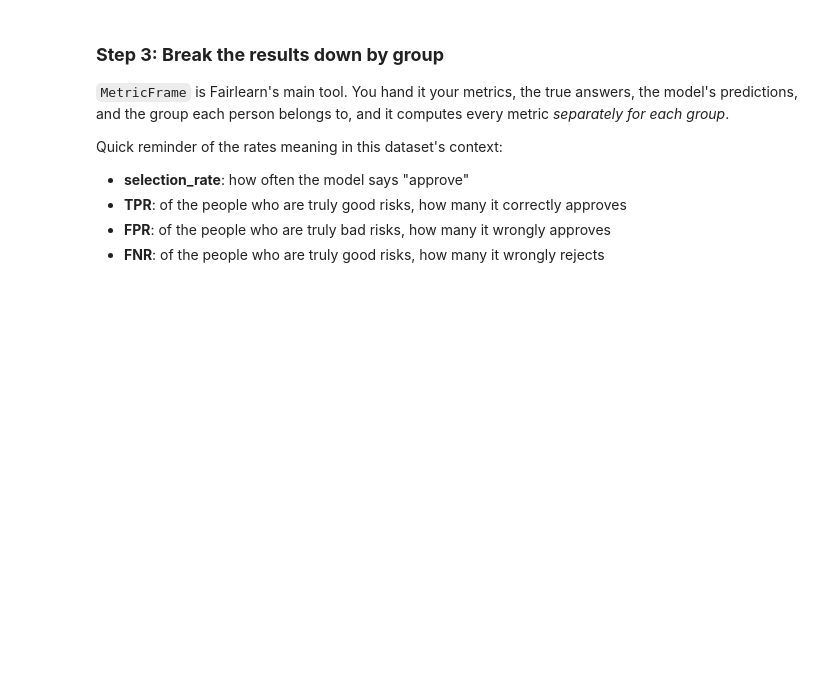
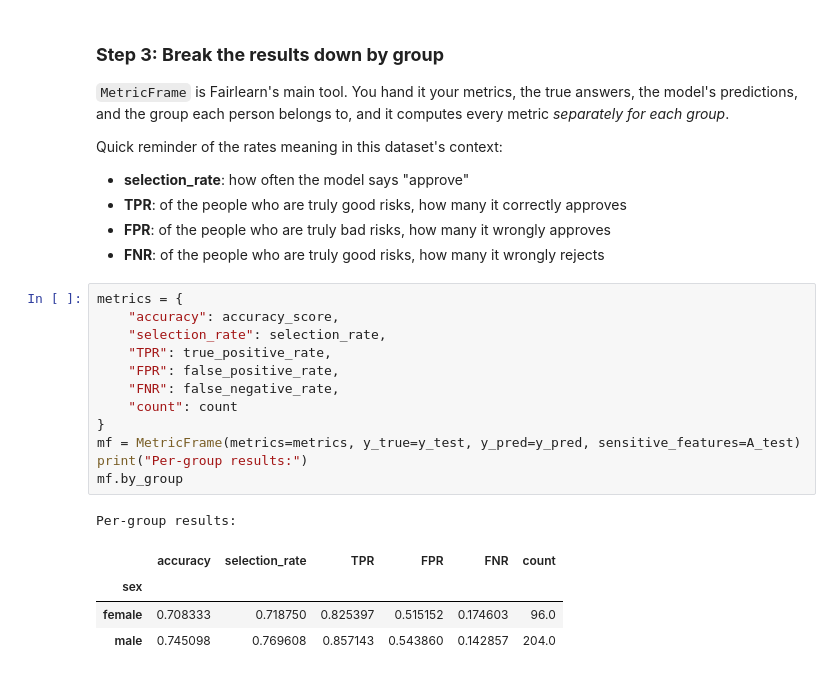
Before and after one commit to michaelhudson2205/INFO3022_Practicals, a Jupyter notebook: Mike_Practical_Wk1.ipynb, the cells around one changed output. Cells and saved outputs as stored; diff of their text form; blank space fills up the shorter version.

```diff
--- a/Mike_Practical_Wk1.ipynb
+++ b/Mike_Practical_Wk1.ipynb
@@ -194,3 +195,21 @@ Quick reminder of the rates meaning in this dataset's context:
 - **TPR**: of the people who are truly good risks, how many it correctly approves
 - **FPR**: of the people who are truly bad risks, how many it wrongly approves
 - **FNR**: of the people who are truly good risks, how many it wrongly rejects
+# %%
+metrics = {
+    "accuracy": accuracy_score,
+    "selection_rate": selection_rate,
+    "TPR": true_positive_rate,
+    "FPR": false_positive_rate,
+    "FNR": false_negative_rate,
+    "count": count
+}
+mf = MetricFrame(metrics=metrics, y_true=y_test, y_pred=y_pred, sensitive_features=A_test)
+print("Per-group results:")
+mf.by_group
+# %% [output]
+Per-group results:
+|  | accuracy | selection_rate | TPR | FPR | FNR | count |
+| sex |  |  |  |  |  |  |
+| female | 0.708333 | 0.718750 | 0.825397 | 0.515152 | 0.174603 | 96.0 |
+| male | 0.745098 | 0.769608 | 0.857143 | 0.543860 | 0.142857 | 204.0 |
```
Also changed, not shown: parts of 39 cells of this notebook.
